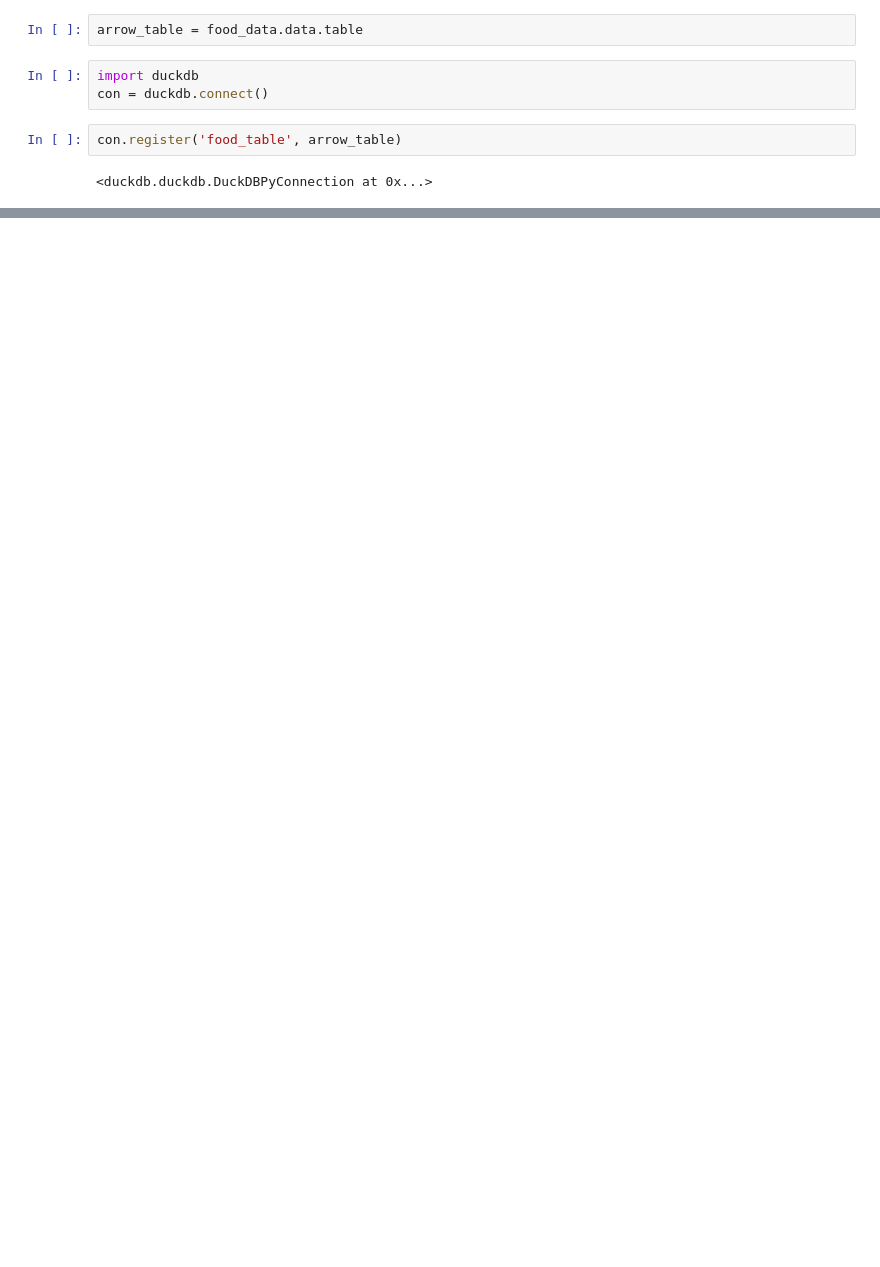
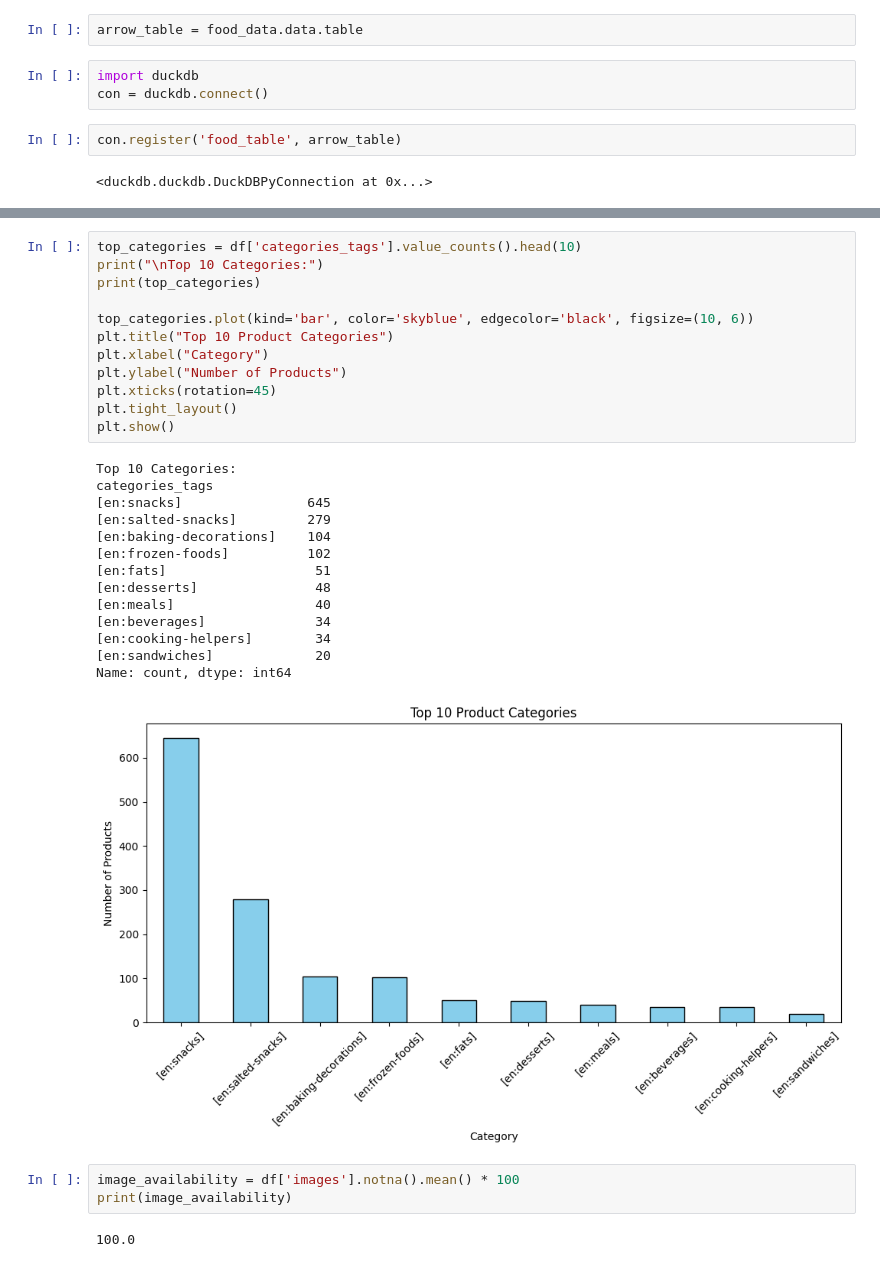
Before and after one commit to souro/FoodDataFusion, a Jupyter notebook: Task1-EDA/EDA.ipynb, the cells around one changed output, grey strips where cells are left out. Cells and saved outputs as stored; diff of their text form; blank space fills up the shorter version.

```diff
--- a/Task1-EDA/EDA.ipynb
+++ b/Task1-EDA/EDA.ipynb
@@ -369,0 +312,32 @@ Name: images, dtype: float64
+# %%
+top_categories = df['categories_tags'].value_counts().head(10)
+print("\nTop 10 Categories:")
+print(top_categories)
+
+top_categories.plot(kind='bar', color='skyblue', edgecolor='black', figsize=(10, 6))
+plt.title("Top 10 Product Categories")
+plt.xlabel("Category")
+plt.ylabel("Number of Products")
+plt.xticks(rotation=45)
+plt.tight_layout()
+plt.show()
+# %% [output]
+Top 10 Categories:
+categories_tags
+[en:snacks]                645
+[en:salted-snacks]         279
+[en:baking-decorations]    104
+[en:frozen-foods]          102
+[en:fats]                   51
+[en:desserts]               48
+[en:meals]                  40
+[en:beverages]              34
+[en:cooking-helpers]        34
+[en:sandwiches]             20
+Name: count, dtype: int64
+[figure, added]
+# %%
+image_availability = df['images'].notna().mean() * 100
+print(image_availability)
+# %% [output]
+100.0
```
Also changed, not shown: parts of 47 cells of this notebook, 1 other file.
